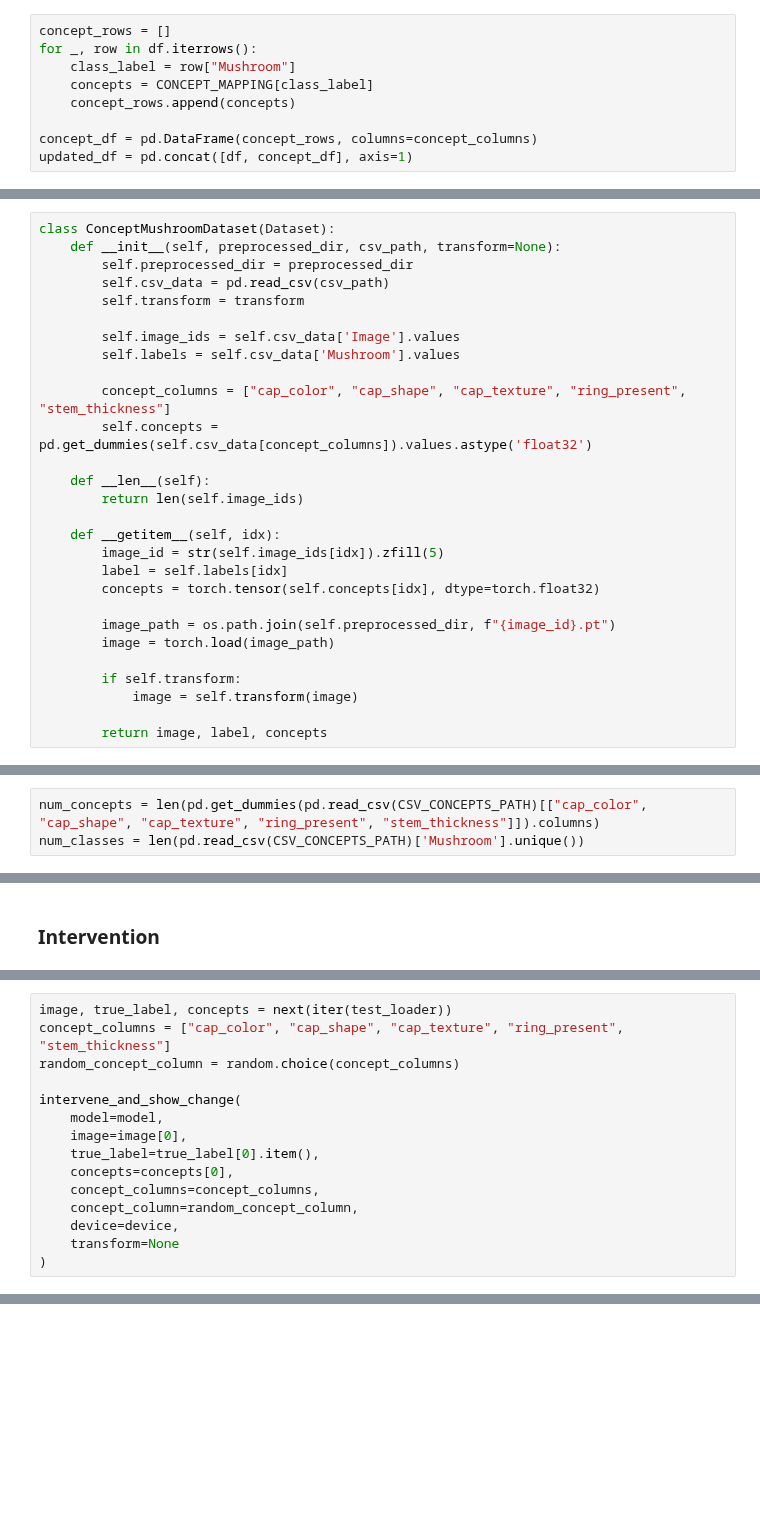
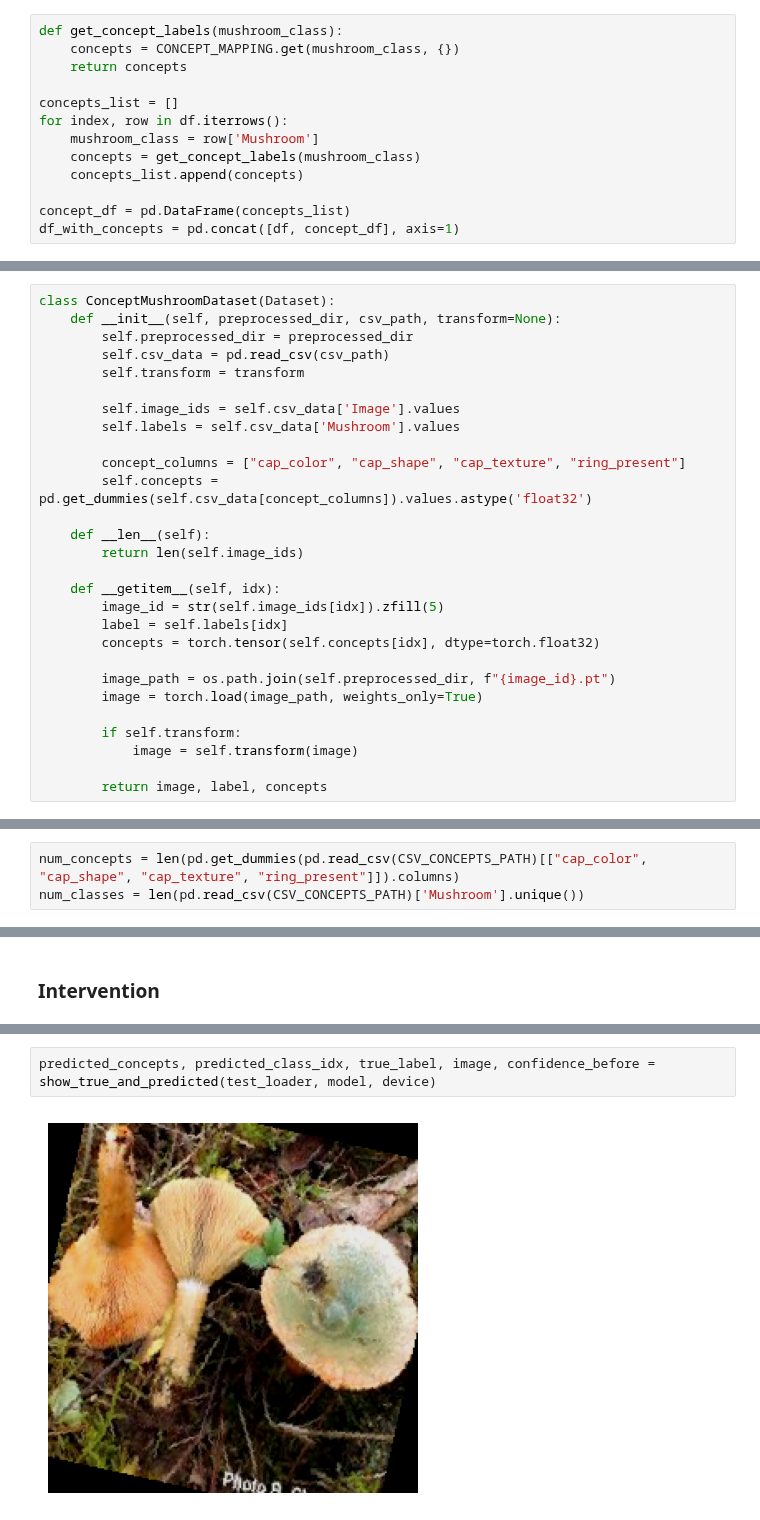
Before and after one commit to IlianK/mushroom_classification, a Jupyter notebook: src/training_concepts.ipynb, the cells around one changed output, grey strips where cells are left out. Drawn from its saved outputs; the diff is of its cells as text; blank space fills up the shorter version.

Commit message:
concept test

```diff
--- a/src/training_concepts.ipynb
+++ b/src/training_concepts.ipynb
@@ -64,10 +69,14 @@ concept_columns = ["cap_color", "cap_shape", "cap_texture", "ring_present", "ste
 # %%
-concept_rows = []
-for _, row in df.iterrows():
-    class_label = row["Mushroom"]
-    concepts = CONCEPT_MAPPING[class_label]
-    concept_rows.append(concepts)
+def get_concept_labels(mushroom_class):
+    concepts = CONCEPT_MAPPING.get(mushroom_class, {})
+    return concepts
 
-concept_df = pd.DataFrame(concept_rows, columns=concept_columns)
-updated_df = pd.concat([df, concept_df], axis=1)
+concepts_list = []
+for index, row in df.iterrows():
+    mushroom_class = row['Mushroom']
+    concepts = get_concept_labels(mushroom_class)
+    concepts_list.append(concepts)
+
+concept_df = pd.DataFrame(concepts_list)
+df_with_concepts = pd.concat([df, concept_df], axis=1)
 # %%
@@ -117,7 +126,7 @@ class ConceptMushroomDataset(Dataset):
         self.image_ids = self.csv_data['Image'].values
         self.labels = self.csv_data['Mushroom'].values
 
-        concept_columns = ["cap_color", "cap_shape", "cap_texture", "ring_present", "stem_thickness"]
+        concept_columns = ["cap_color", "cap_shape", "cap_texture", "ring_present"]
         self.concepts = pd.get_dummies(self.csv_data[concept_columns]).values.astype('float32')
 
     def __len__(self):
@@ -129,7 +138,7 @@ class ConceptMushroomDataset(Dataset):
         concepts = torch.tensor(self.concepts[idx], dtype=torch.float32)
 
         image_path = os.path.join(self.preprocessed_dir, f"{image_id}.pt")
-        image = torch.load(image_path)
+        image = torch.load(image_path, weights_only=True)
 
         if self.transform:
             image = self.transform(image)
@@ -434,7 +440,7 @@ device = torch.device("cuda" if torch.cuda.is_available() else "cpu")
 # %%
 train_loader, val_loader, test_loader = get_data_loaders(PREPROCESSED_DIR, CSV_CONCEPTS_PATH)
 # %%
-num_concepts = len(pd.get_dummies(pd.read_csv(CSV_CONCEPTS_PATH)[["cap_color", "cap_shape", "cap_texture", "ring_present", "stem_thickness"]]).columns)
+num_concepts = len(pd.get_dummies(pd.read_csv(CSV_CONCEPTS_PATH)[["cap_color", "cap_shape", "cap_texture", "ring_present"]]).columns)
 num_classes = len(pd.read_csv(CSV_CONCEPTS_PATH)['Mushroom'].unique())
 # %%
 model = ConceptBottleneckModel(num_concepts, num_classes).to(device)
@@ -599,15 +488,0 @@ def intervene_and_show_change(model, image, true_label, concepts, concept_column
-# %%
-image, true_label, concepts = next(iter(test_loader))
-concept_columns = ["cap_color", "cap_shape", "cap_texture", "ring_present", "stem_thickness"]
-random_concept_column = random.choice(concept_columns)
-
-intervene_and_show_change(
-    model=model,
-    image=image[0],
-    true_label=true_label[0].item(),
-    concepts=concepts[0],
-    concept_columns=concept_columns,
-    concept_column=random_concept_column,
-    device=device,
-    transform=None
-)
@@ -613,0 +582,4 @@ intervene_and_show_change(
+# %%
+predicted_concepts, predicted_class_idx, true_label, image, confidence_before = show_true_and_predicted(test_loader, model, device)
+# %% [output]
+[figure, added]
```
Also changed, not shown: parts of 19 cells of this notebook.
